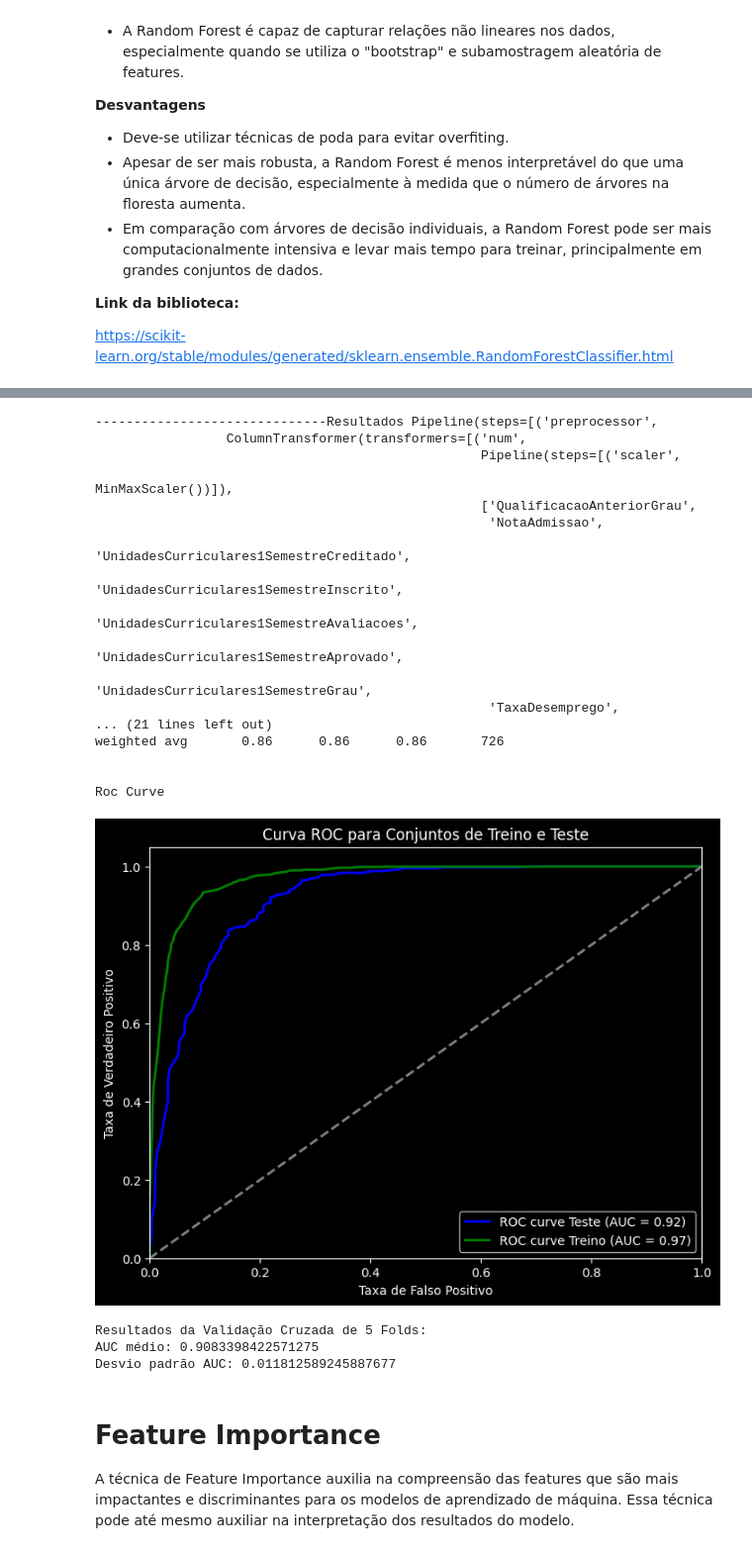
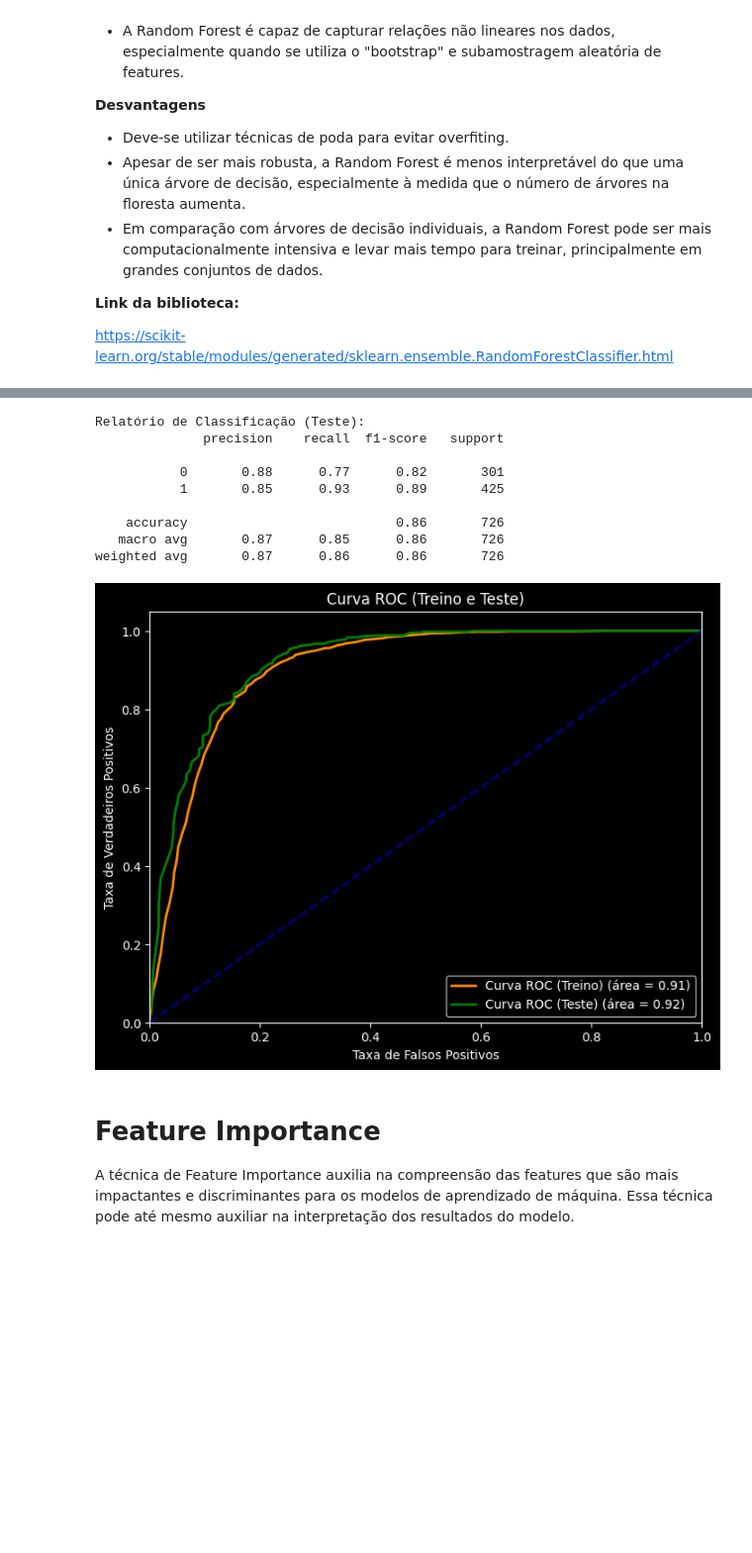
Before and after one commit to AnaRaquelCafe/Prevendo_Formandos_Faculdade_MLET, a Jupyter notebook: Conhecendo_algoritmos_de_machine_learning_modelos_supervisionados.ipynb, the cells around one changed output, grey strips where cells are left out. Shown at 99% size. Drawn from its saved outputs; the diff is of its cells as text; code cells hidden in the pictures; blank space fills up the shorter version.

```diff
--- a/Conhecendo_algoritmos_de_machine_learning_modelos_supervisionados.ipynb
+++ b/Conhecendo_algoritmos_de_machine_learning_modelos_supervisionados.ipynb
@@ -453,27 +350,22 @@ Pipeline(steps=[('preprocessor',
-# %%
-roda_modelo_com_validacao_cruzada(pipeline, X_train, y_train, X_test, y_test)
-# %% [output]
-------------------------------Resultados Pipeline(steps=[('preprocessor',
-                 ColumnTransformer(transformers=[('num',
-                                                  Pipeline(steps=[('scaler',
-                                                                   MinMaxScaler())]),
-                                                  ['QualificacaoAnteriorGrau',
-                                                   'NotaAdmissao',
-                                                   'UnidadesCurriculares1SemestreCreditado',
-                                                   'UnidadesCurriculares1SemestreInscrito',
-                                                   'UnidadesCurriculares1SemestreAvaliacoes',
-                                                   'UnidadesCurriculares1SemestreAprovado',
-                                                   'UnidadesCurriculares1SemestreGrau',
-                                                   'TaxaDesemprego',
-... (21 lines left out)
-weighted avg       0.86      0.86      0.86       726
-
-
-Roc Curve
-[figure, removed]
-Resultados da Validação Cruzada de 5 Folds:
-AUC médio: 0.9083398422571275
-Desvio padrão AUC: 0.011812589245887677
+# %%
+from sklearn.ensemble import RandomForestClassifier
+# Inicializar e treinar o modelo (exemplo com RandomForestClassifier)
+modelo = RandomForestClassifier(random_state=42)
+modelo.fit(X_train_transformed, y_train)
+
+# Avaliar o modelo
+treinar_e_avaliar_modelo(modelo, X_train_transformed, y_train, X_test_transformed, y_test)
+# %% [output]
+Relatório de Classificação (Teste):
+              precision    recall  f1-score   support
+
+           0       0.88      0.77      0.82       301
+           1       0.85      0.93      0.89       425
+
+    accuracy                           0.86       726
+   macro avg       0.87      0.85      0.86       726
+weighted avg       0.87      0.86      0.86       726
+[figure, added]
 # %% [markdown]
 # Feature Importance
 
```
Also changed, not shown: parts of 24 cells of this notebook.
